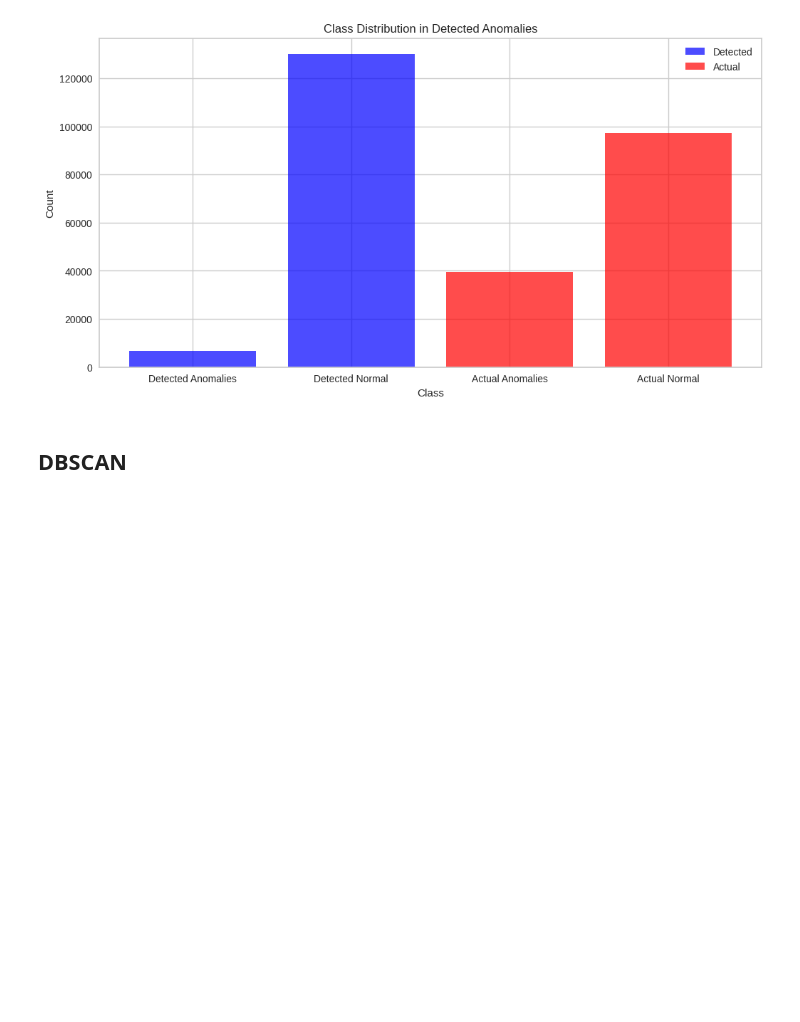
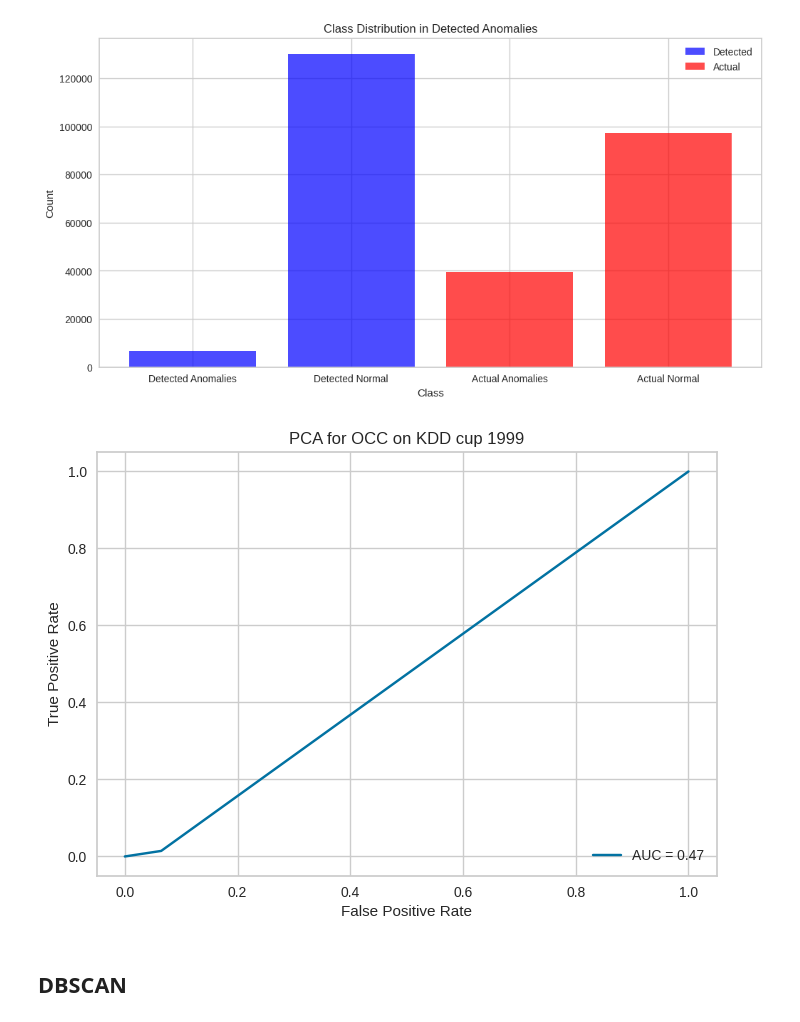
Before and after one commit to mishalkk/AnomalyQuest-Exploring-Novel-Approaches-for-Anomaly-Detection-in-Diverse-Domains, a Jupyter notebook: NetworkAnomaly/NetworkIntrusion.ipynb, the cells around one changed output. Cells and saved outputs as stored; diff of their text form; code cells hidden in the pictures; blank space fills up the shorter version.

```diff
--- a/NetworkAnomaly/NetworkIntrusion.ipynb
+++ b/NetworkAnomaly/NetworkIntrusion.ipynb
@@ -671,6 +703,11 @@ plt.legend()
 plt.show()
 # %% [output]
 [figure]
+# %%
+roc_auc_dtl = draw_roc_auc("PCA", y, y_pred)
+roc_auc_list.append(roc_auc_dtl)
+# %% [output]
+[figure, added]
 # %% [markdown]
 ## DBSCAN
 # %% [markdown]
```
Also changed, not shown: parts of 54 cells of this notebook.
